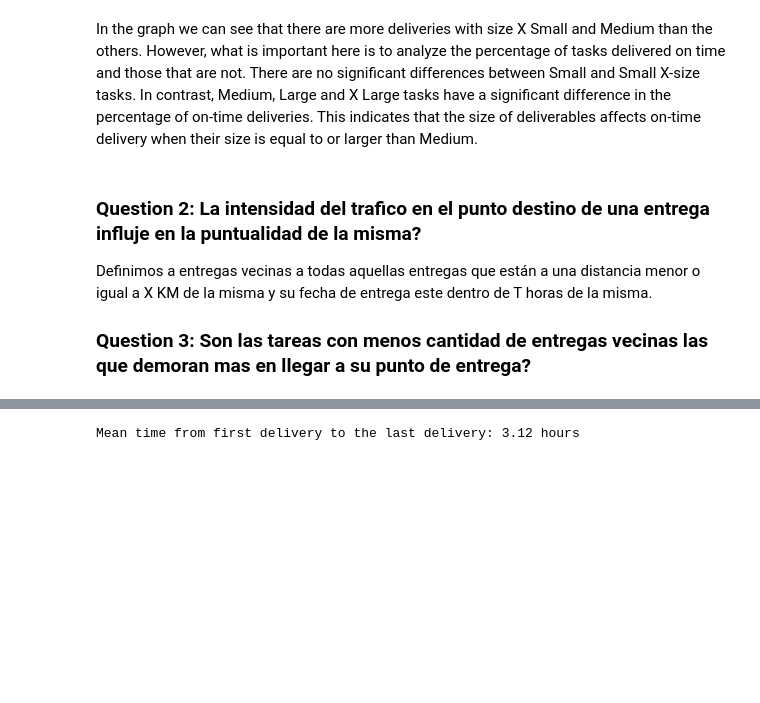
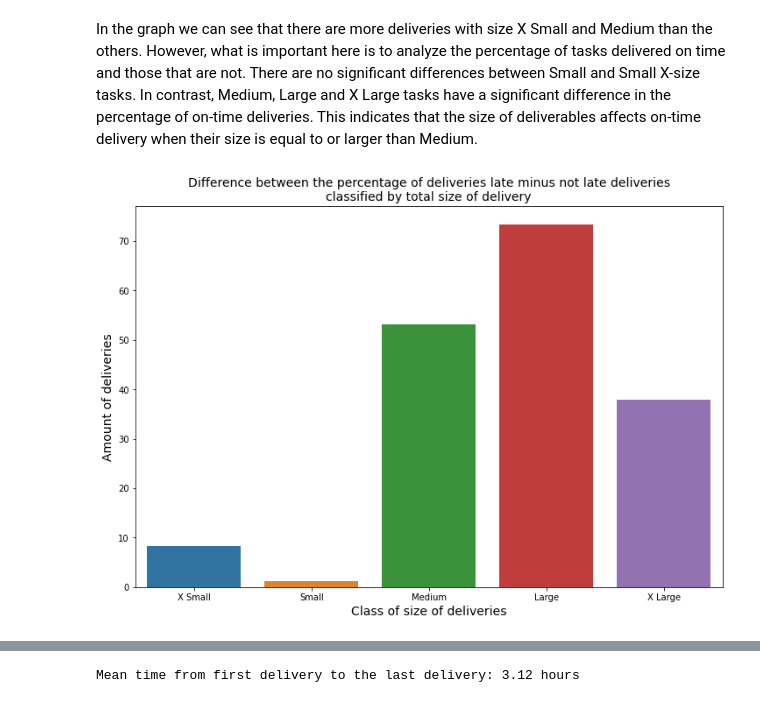
Before and after one commit to enmanuel-mag/ICD-Proyect, a Jupyter notebook: Proyect/notebooks/icd.ipynb, the cells around one changed output, grey strips where cells are left out. Saved outputs shown, nothing was run; the diff lists cells and outputs as text; code cells hidden in the pictures; blank space fills up the shorter version.

```diff
--- a/Proyect/notebooks/icd.ipynb
+++ b/Proyect/notebooks/icd.ipynb
@@ -41,6 +40,7 @@ def set_labels(title=None, x_label=None, y_label=None, fontsize=14, legend=None)
 def with_hue(plot, feature, categories, hue_categories, diff=False):
   a = [p.get_height() for p in plot.patches]
   patch = [p for p in plot.patches]
+  differences = {'class': [], 'value': []}
   for i in range(categories):
     total = a[i] + a[i+categories]
     difference = []
@@ -53,9 +53,14 @@ def with_hue(plot, feature, categories, hue_categories, diff=False):
       if diff:
         difference.append(value)
     if diff:
-      print('{0:8s}: |{1:>5} - {2:>5}| = {3:>5}'.format(feature[i], difference[0], difference[1], abs(round(difference[0]-difference[1], 2))))
+      diff_value = abs(round(difference[0]-difference[1], 2))
+      differences['class'].append(feature[i])
+      differences['value'].append(diff_value)
+      print('{0:16s}: |{1:>5} - {2:>5}| = {3:>5}'.format(feature[i], difference[0], difference[1], diff_value))
     #print(f'{feature[i]}: {difference[0]} - {difference[1]} = {abs(round(difference[0]-difference[1], 2))}')
   plt.show()
+  if diff:
+    return pd.DataFrame.from_dict(differences)
 
 class display(object):
   """Display HTML representation of multiple objects"""
@@ -122,5 +127,5 @@ set_labels(
   'Amount of tasks per type of size', 'Type of size', 'Amount of tasks',
   legend={'object': f.get_legend(), 'title': 'Delivery time', 'texts': ['Not Late', 'Late']
 })
-with_hue(f, list(size_dict.values()), 5, 2, diff=True)
+diff_size = with_hue(f, list(size_dict.values()), 5, 2, diff=True)
 # %% [output]
@@ -132,9 +137,13 @@ X Large : |31.04 - 68.96| = 37.92
 [figure]
 # %% [markdown]
 In the graph we can see that there are more deliveries with size X Small and Medium than the others. However, what is important here is to analyze the percentage of tasks delivered on time and those that are not. There are no significant differences between Small and Small X-size tasks. In contrast, Medium, Large and X Large tasks have a significant difference in the percentage of on-time deliveries. This indicates that the size of deliverables affects on-time delivery when their size is equal to or larger than Medium.
-# %% [markdown]
-### Question 2: La intensidad del trafico en el punto destino de una entrega influje en la puntualidad de la misma?
-
-Definimos a entregas vecinas a todas aquellas entregas que están a una distancia menor o igual a X KM de la misma y su fecha de entrega este dentro de T horas de la misma.
-
-### Question 3: Son las tareas con menos cantidad de entregas vecinas las que demoran mas en llegar a su punto de entrega?
+# %%
+plt.figure(figsize=(12,8))
+plt.tight_layout()
+sns.barplot(data=diff_size, x='class', y='value')
+set_labels(
+  title='Difference between the percentage of deliveries late minus not late deliveries\nclassified by total size of delivery',
+  x_label='Class of size of deliveries', y_label='Amount of deliveries'
+)
+# %% [output]
+[figure, added]
```
Also changed, not shown: parts of 12 cells of this notebook, 11 other files.
